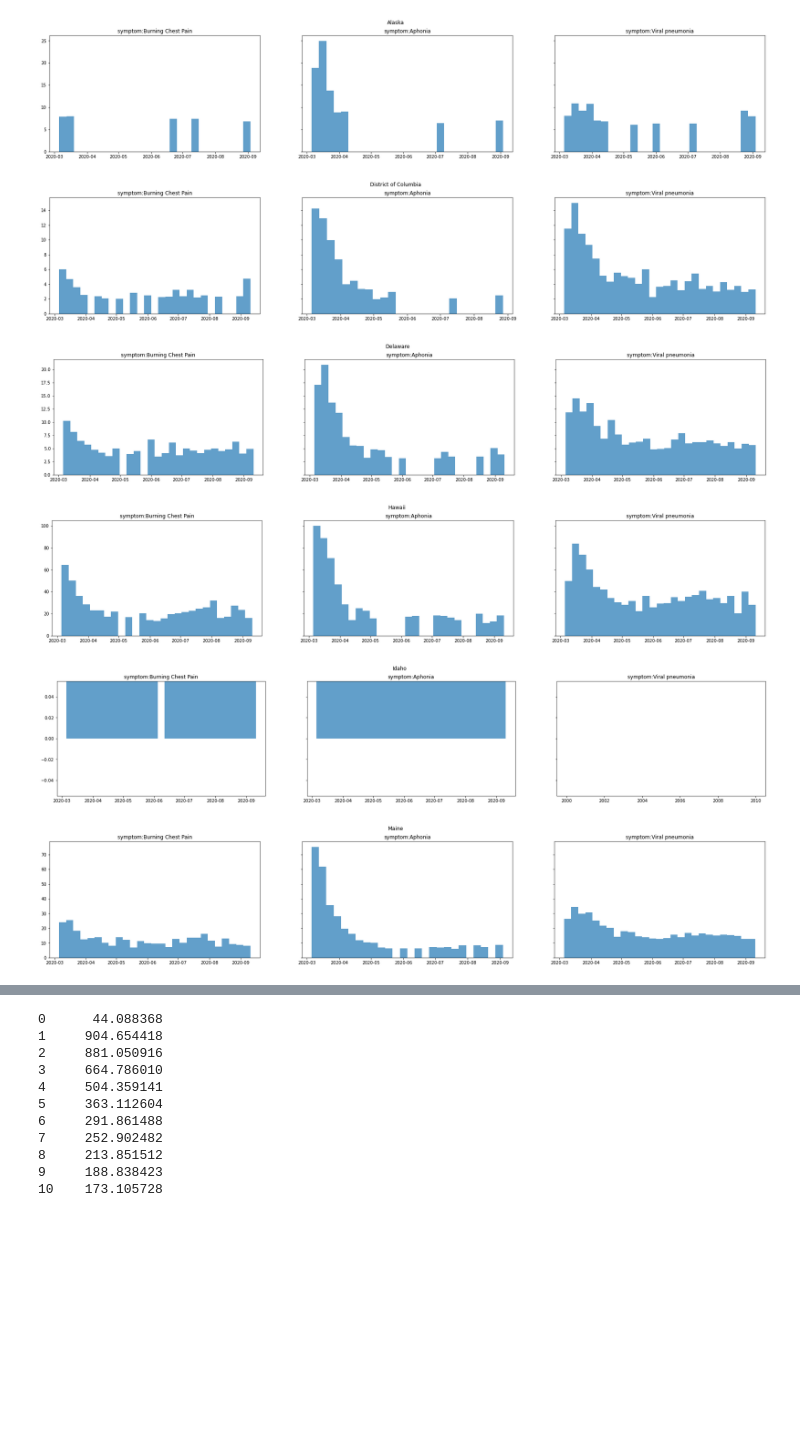
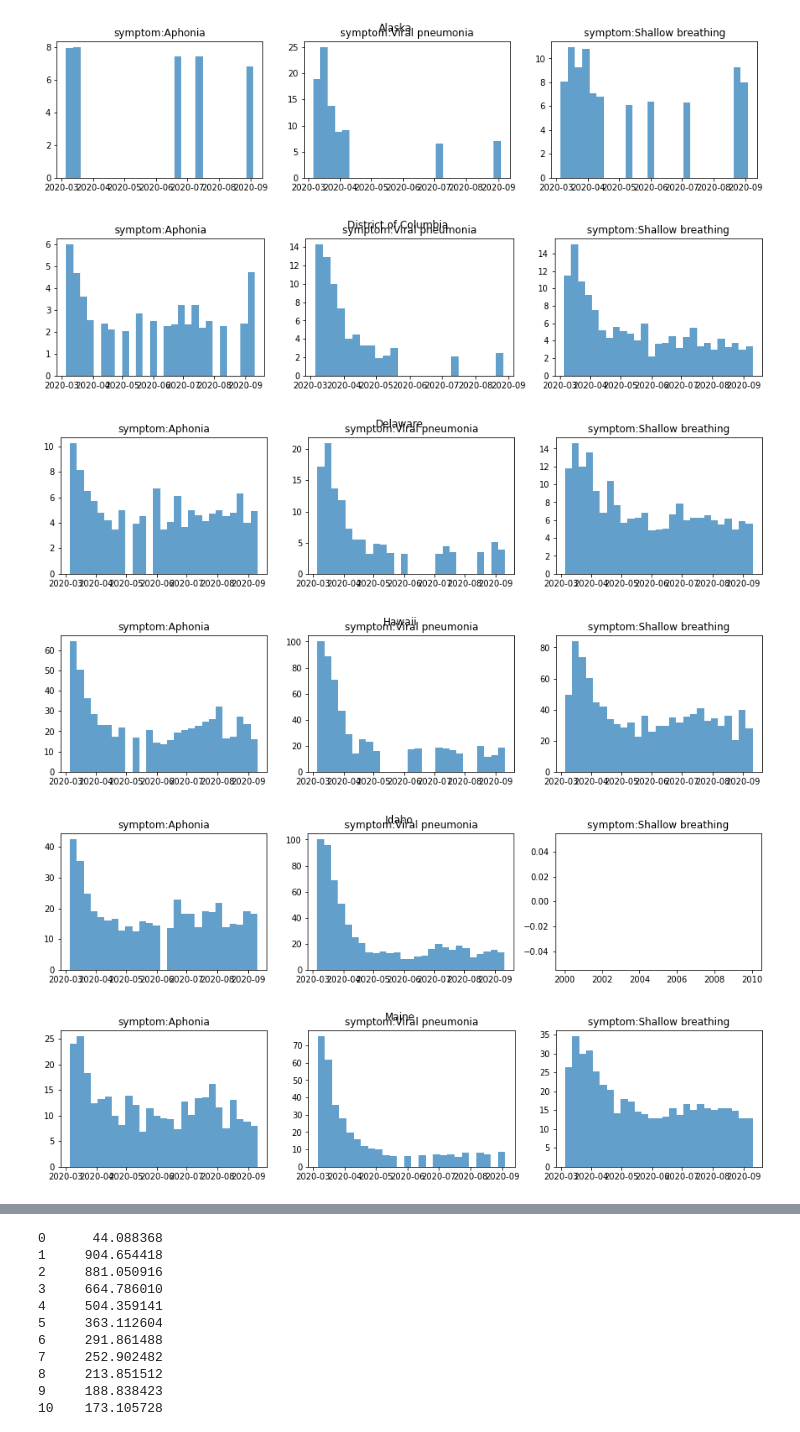
Before and after one commit to JumjieYang/COVID19-ML, a Jupyter notebook: visualize.ipynb, the cells around one changed output, grey strips where cells are left out. Drawn from its saved outputs; the diff is of its cells as text; code cells hidden in the pictures; blank space fills up the shorter version.

Commit message:
visualize

```diff
--- a/visualize.ipynb
+++ b/visualize.ipynb
@@ -1,41 +1,57 @@
 # %%
 import pandas as pd
 import numpy as np
 %matplotlib inline
 import matplotlib.pyplot as plt
 
 df = pd.read_csv('result.csv')
 df.iloc[:, 3:] = df.iloc[:, 3:].apply(pd.to_numeric)
 df['date'] = pd.to_datetime(df['date'], format='%Y-%m-%d')
 symptoms = pd.DataFrame(df[df.columns[3:-1]].sum(axis=0), columns=['sum']).\
     sort_values(by=['sum'], ascending=False).head(15).index.values
 regions = df.region_name.unique()
+
+# data = df.loc[df['region_name'] == 'Idaho'][np.append(symptoms, 'date')]
+# plt.bar(data.date, data.iloc[:, 0], alpha=0.7, width=7)
+# plt.show()
+#
+# fig, ax = plt.subplots(1,1, sharey=True, figsize=(30,5))
+# for i in range(0,1):
+#     data = df.loc[df['region_name'] == 'Idaho'][np.append(symptoms, 'date')]
+#     ax.bar(data.date, data.iloc[:, i], alpha=0.7, width=7)
+#     ax.set_title(symptoms[i])
+# plt.show()
+
+
+
 for region in regions:
-    fig, ax = plt.subplots(1,3, sharey=True, figsize=(30,5))
-    for i in range(0,3):
-        data = df.loc[df['region_name'] == region][np.append(symptoms, 'date')]
-        ax[i].bar(data.date, data.iloc[:, i], alpha=0.7, width=7)
-        ax[i].set_title(symptoms[i-1])
+    plt.figure(figsize=(15,3))
+    plt.figure(1)
+    data = df.loc[df['region_name'] == region][np.append(symptoms, 'date')]
+    for i in range(1,4):
+        ax = plt.subplot(1,3,i)
+        ax.bar(data.date, data.iloc[:, i-1], alpha=0.7, width=7)
+        ax.set_title(symptoms[i-1])
 
-    fig.suptitle(region)
+    plt.suptitle(region)
     plt.show()
 
 # fig, ax = plt.subplots(5,3, sharey=True, figsize=(20, 10))
 # count = 1
 # for i in range(0,5):
 #     for j in range(0,3):
 #         ax[i,j].bar(result.date, result.iloc[:, count], alpha=0.7, width=7)
 #         ax[i,j].set_title(symptoms[count-1])
 #         count+=1
 #
 # for ax in fig.get_axes():
 #     ax.set_xticks([])
 # plt.tight_layout()
 # plt.show()
 # %% [output]
-[figure, old version]
+[figure, new version]
-[figure, old version]
+[figure, new version]
-[figure, old version]
+[figure, new version]
-[figure, old version]
+[figure, new version]
-[figure, old version]
+[figure, new version]
-[figure, old version]
+[figure, new version]
```
Also changed, not shown: parts of 1 cell of this notebook.
